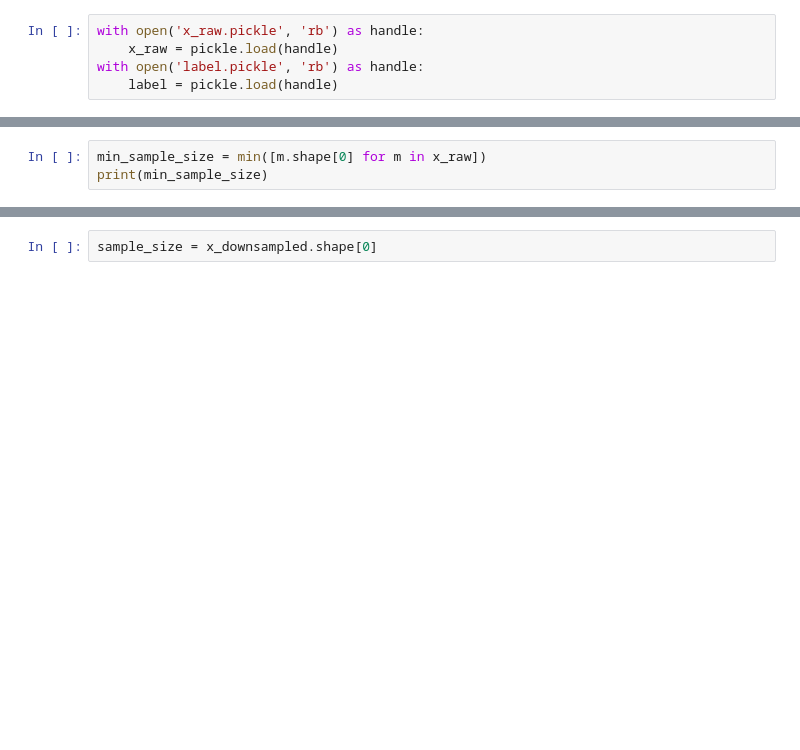
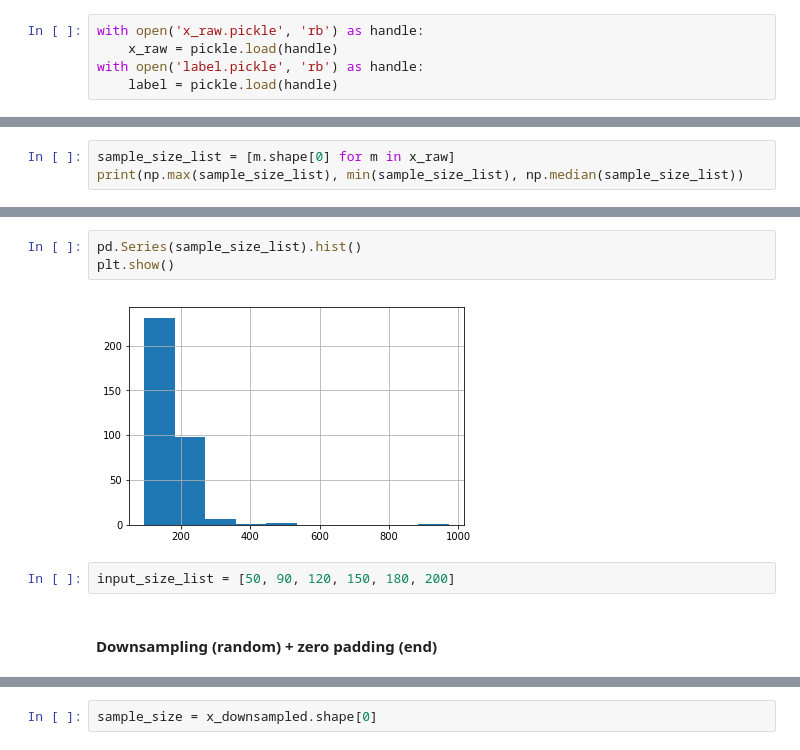
Before and after one commit to mlubinsky/mnist_in_the_air, a Jupyter notebook: mnist_air_models.ipynb, the cells around one changed output, grey strips where cells are left out. Cells and saved outputs as stored; diff of their text form; blank space fills up the shorter version.

```diff
--- a/mnist_air_models.ipynb
+++ b/mnist_air_models.ipynb
@@ -24,4 +28,4 @@ len(label)
 # %%
-min_sample_size = min([m.shape[0] for m in x_raw])
-print(min_sample_size)
+sample_size_list = [m.shape[0] for m in x_raw]
+print(np.max(sample_size_list), min(sample_size_list), np.median(sample_size_list))
 # %% [output]
@@ -28,0 +45,9 @@ print(min_sample_size)
+# %%
+pd.Series(sample_size_list).hist()
+plt.show()
+# %% [output]
+[figure, added]
+# %%
+input_size_list = [50, 90, 120, 150, 180, 200]
+# %% [markdown]
+#### Downsampling (random) + zero padding (end)
```
Also changed, not shown: parts of 63 cells of this notebook, 3 other files.
